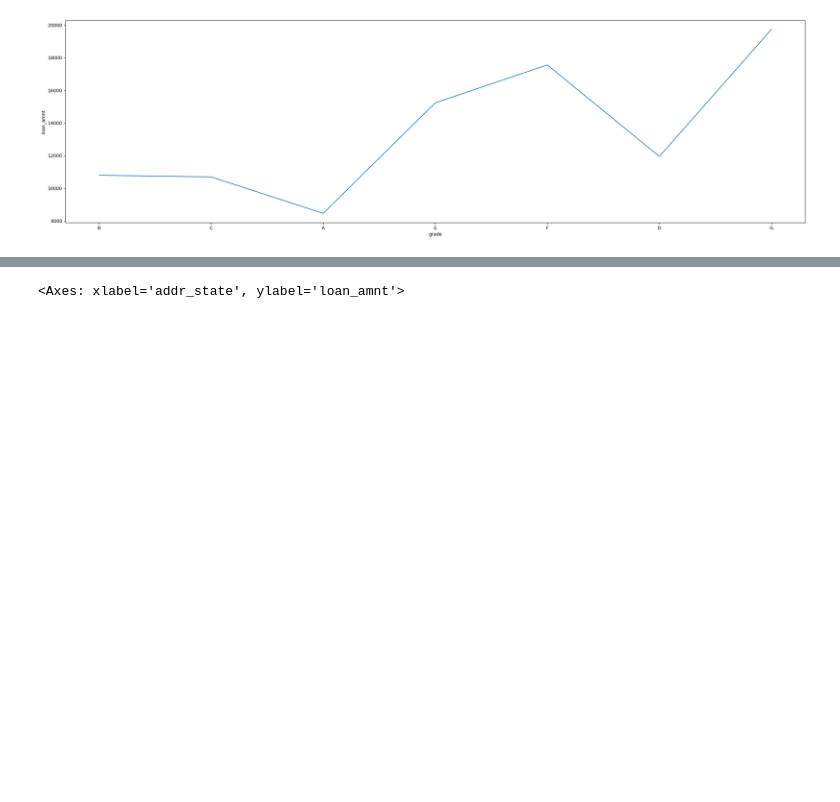
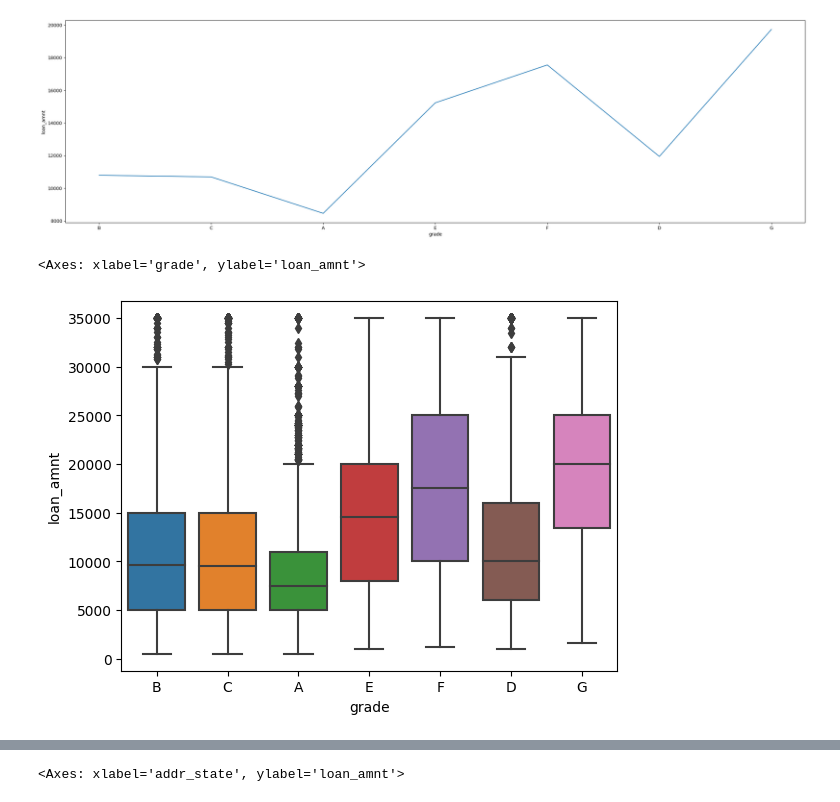
Before and after one commit to gurpreetkalra/LoanClubCaseStudyRepo, a Jupyter notebook: Lending_Case_Study_Karann.ipynb, the cells around one changed output, grey strips where cells are left out. Cells and saved outputs as stored; diff of their text form; code cells hidden in the pictures; blank space fills up the shorter version.

```diff
--- a/Lending_Case_Study_Karann.ipynb
+++ b/Lending_Case_Study_Karann.ipynb
@@ -887,5 +887,10 @@ seaborn.lineplot(data=loan_df,y='loan_amnt',x='grade',errorbar=None)
 # %% [output]
 <Axes: xlabel='grade', ylabel='loan_amnt'>
 [figure]
+# %%
+seaborn.boxplot(data=loan_df,y='loan_amnt',x='grade')
+# %% [output]
+<Axes: xlabel='grade', ylabel='loan_amnt'>
+[figure, added]
 # %%
 plt.figure(figsize=(29,8))
```
Also changed, not shown: parts of 3 cells of this notebook.
